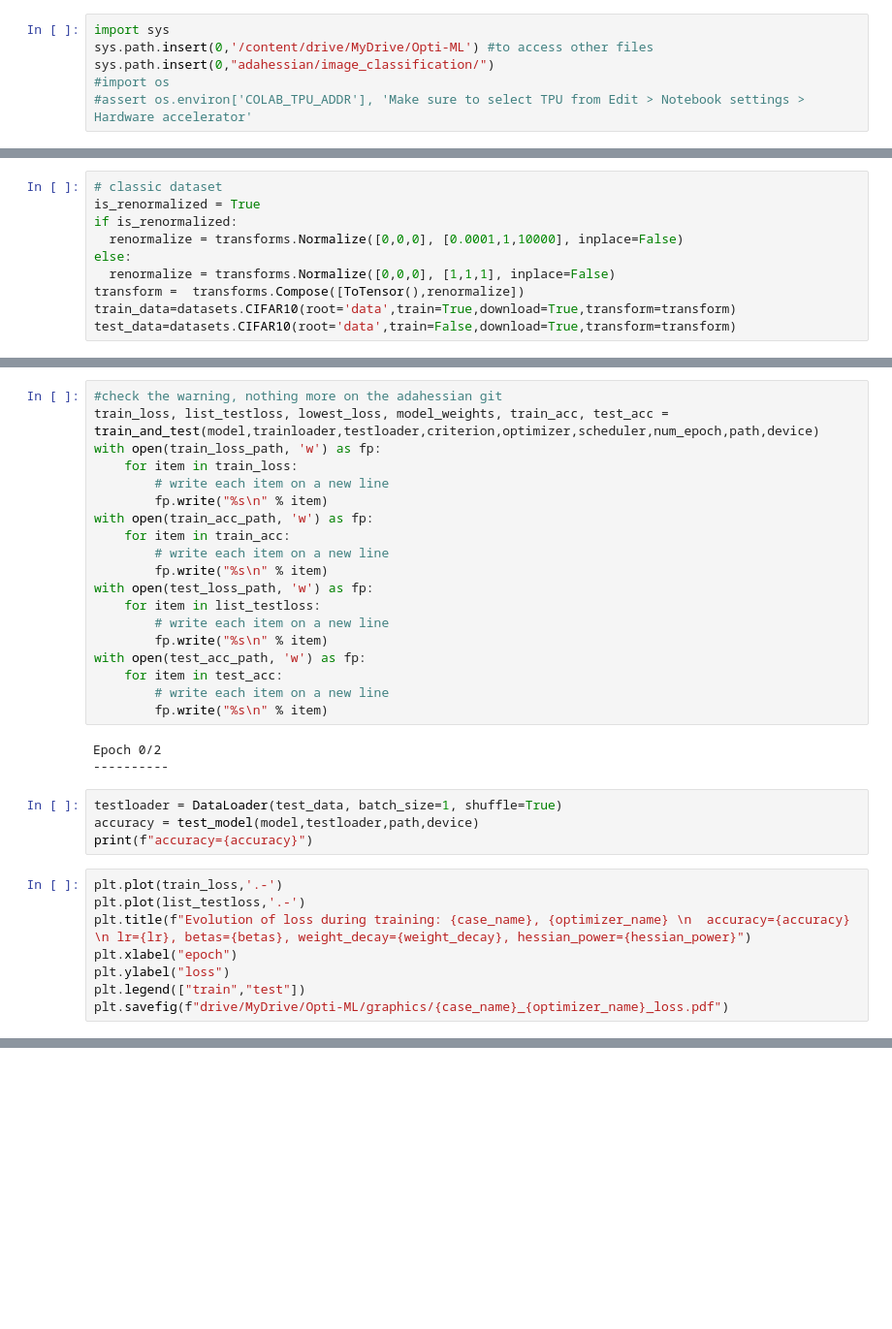
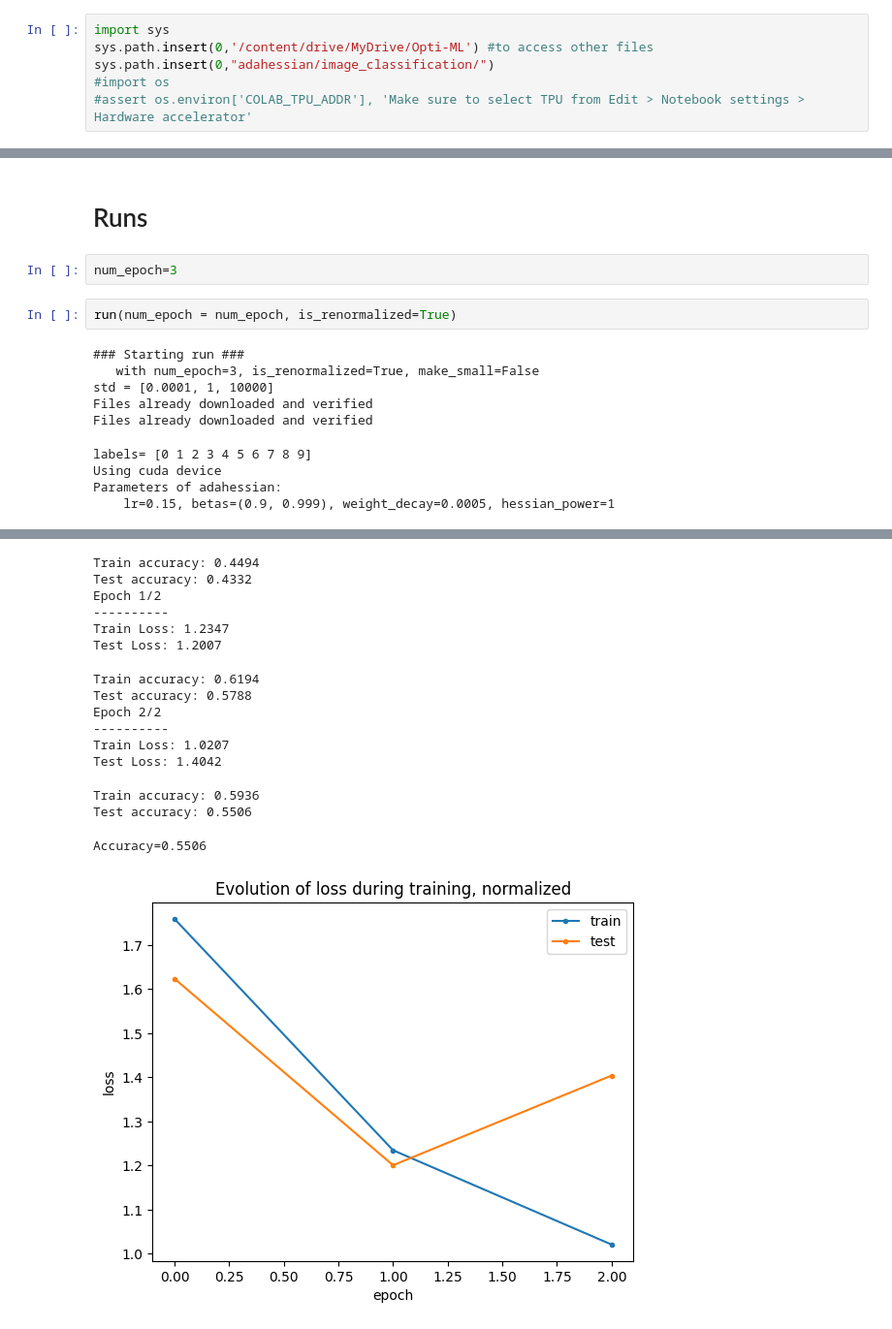
Before and after one commit to Benoit-Muller/Opti-ML, a Jupyter notebook: normalization.ipynb, the cells around one changed output, grey strips where cells are left out. Shown at 97% size. Drawn from its saved outputs; the diff is of its cells as text; blank space fills up the shorter version.

```diff
--- a/normalization.ipynb
+++ b/normalization.ipynb
@@ -37,13 +37,3 @@ from optim_adahessian import Adahessian
 # %% [output]
 The autoreload extension is already loaded. To reload it, use:
   %reload_ext autoreload
-# %%
-# classic dataset
-is_renormalized = True
-if is_renormalized:
-  renormalize = transforms.Normalize([0,0,0], [0.0001,1,10000], inplace=False)
-else:
-  renormalize = transforms.Normalize([0,0,0], [1,1,1], inplace=False)
-transform =  transforms.Compose([ToTensor(),renormalize])
-train_data=datasets.CIFAR10(root='data',train=True,download=True,transform=transform)
-test_data=datasets.CIFAR10(root='data',train=False,download=True,transform=transform)
@@ -245,34 +202,16 @@ test_acc_path = f'./drive/MyDrive/Opti-ML/loss_and_acc/{case_name}_test_acc_{opt
-# %%
-#check the warning, nothing more on the adahessian git
-train_loss, list_testloss, lowest_loss, model_weights, train_acc, test_acc = train_and_test(model,trainloader,testloader,criterion,optimizer,scheduler,num_epoch,path,device)
-with open(train_loss_path, 'w') as fp:
-    for item in train_loss:
-        # write each item on a new line
-        fp.write("%s\n" % item)
-with open(train_acc_path, 'w') as fp:
-    for item in train_acc:
-        # write each item on a new line
-        fp.write("%s\n" % item)
-with open(test_loss_path, 'w') as fp:
-    for item in list_testloss:
-        # write each item on a new line
-        fp.write("%s\n" % item)
-with open(test_acc_path, 'w') as fp:
-    for item in test_acc:
-        # write each item on a new line
-        fp.write("%s\n" % item)
-# %% [output]
-Epoch 0/2
-----------
-# %%
-testloader = DataLoader(test_data, batch_size=1, shuffle=True)
-accuracy = test_model(model,testloader,path,device)
-print(f"accuracy={accuracy}")
-# %%
-plt.plot(train_loss,'.-')
-plt.plot(list_testloss,'.-')
-plt.title(f"Evolution of loss during training: {case_name}, {optimizer_name} \n  accuracy={accuracy} \n lr={lr}, betas={betas}, weight_decay={weight_decay}, hessian_power={hessian_power}")
-plt.xlabel("epoch")
-plt.ylabel("loss")
-plt.legend(["train","test"])
-plt.savefig(f"drive/MyDrive/Opti-ML/graphics/{case_name}_{optimizer_name}_loss.pdf")
+# %% [markdown]
+# Runs
+# %%
+num_epoch=3
+# %%
+run(num_epoch = num_epoch, is_renormalized=True)
+# %% [output]
+### Starting run ###
+   with num_epoch=3, is_renormalized=True, make_small=False
+std = [0.0001, 1, 10000]
+Files already downloaded and verified
+Files already downloaded and verified
+labels= [0 1 2 3 4 5 6 7 8 9]
+Using cuda device
+Parameters of adahessian:
+    lr=0.15, betas=(0.9, 0.999), weight_decay=0.0005, hessian_power=1
@@ -278,0 +222,16 @@ plt.savefig(f"drive/MyDrive/Opti-ML/graphics/{case_name}_{optimizer_name}_loss.p
+Train accuracy: 0.4494
+Test accuracy: 0.4332
+Epoch 1/2
+----------
+Train Loss: 1.2347
+Test Loss: 1.2007
+Train accuracy: 0.6194
+Test accuracy: 0.5788
+Epoch 2/2
+----------
+Train Loss: 1.0207
+Test Loss: 1.4042
+Train accuracy: 0.5936
+Test accuracy: 0.5506
+Accuracy=0.5506
+[figure, added]
```
Also changed, not shown: parts of 15 cells of this notebook, 29 other files.
